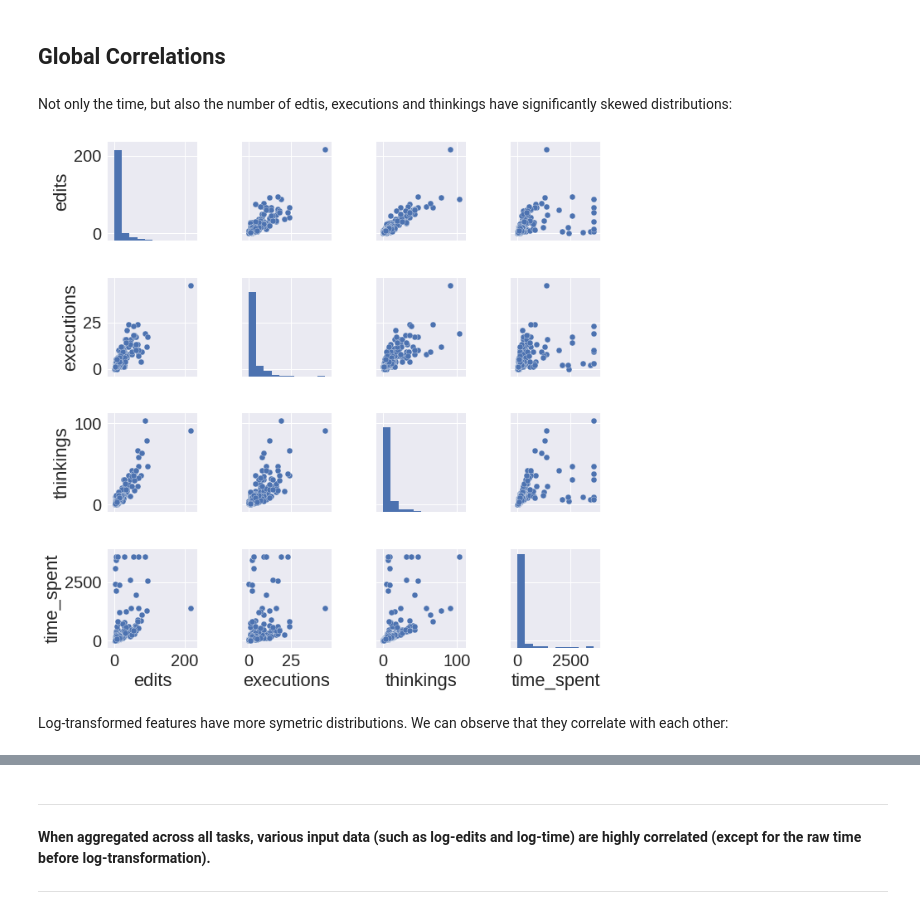
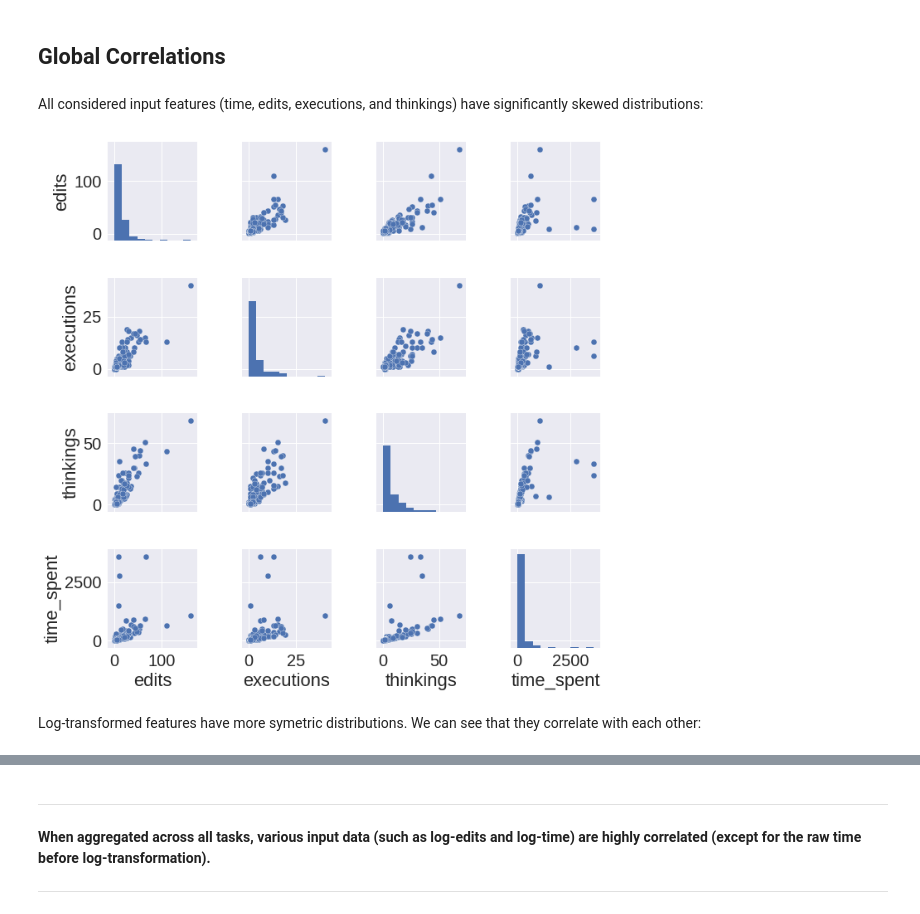
Before and after one commit to adaptive-learning/adaptive-learning-research, a Jupyter notebook: analysis/performance/input_data_correlation.ipynb, the cells around one changed output, grey strips where cells are left out. Saved outputs shown, nothing was run; the diff lists cells and outputs as text; code cells hidden in the pictures.

Commit message:
Update input data correlation analysis

```diff
--- a/analysis/performance/input_data_correlation.ipynb
+++ b/analysis/performance/input_data_correlation.ipynb
@@ -52,6 +70,7 @@ def load(name):
 # %% [markdown]
 ## Data Preparation
 # %%
+tasks = load('tasks')
 ts = load('task_sessions')
 # Only consider sessions with an interaction.
 ts = ts[ts.time_spent > 0]
@@ -110,6 +129,9 @@ ts['log_time'] = ts.time_spent.apply(np.log)
 ts['log_edits'] = (ts.edits + 1).apply(np.log)
 ts['log_executions'] = (ts.executions + 1).apply(np.log)
 ts['log_thinkings'] = (ts.thinkings + 1).apply(np.log) # Not clear if it makes sense (this is already a sum of log-and-capped times).
+
+ts = ts.join(tasks, on='task')
+
 ts.head()
 # %% [output]
 |  | student | task | solved | start | end | time_spent | edits | executions | thinkings | log_time | ... |
@@ -130,15 +153,15 @@ snapshots.thinkings.plot.hist(bins=6)
 # %% [markdown]
 ## Global Correlations
 # %% [markdown]
-Not only the time, but also the number of edtis, executions and thinkings have significantly skewed distributions:
+All considered input features (time, edits, executions, and thinkings) have significantly skewed distributions:
 # %%
 #@title Distributions and relationships between various input data (sample)
-ts_sample = ts.sample(500)
+ts_sample = ts.sample(200)
 g = sns.pairplot(ts_sample, vars=['edits', 'executions', 'thinkings', 'time_spent'])
 #g.fig.suptitle('Original features');
 # %% [output]
-[figure, old version]
+[figure, new version]
 # %% [markdown]
-Log-transformed features have more symetric distributions. We can observe that they correlate with each other:
+Log-transformed features have more symetric distributions. We can see that they correlate with each other:
 # %%
 #@title Distributions and relationships between log-transformed input data (sample)
```
Also changed, not shown: parts of 25 cells of this notebook.
